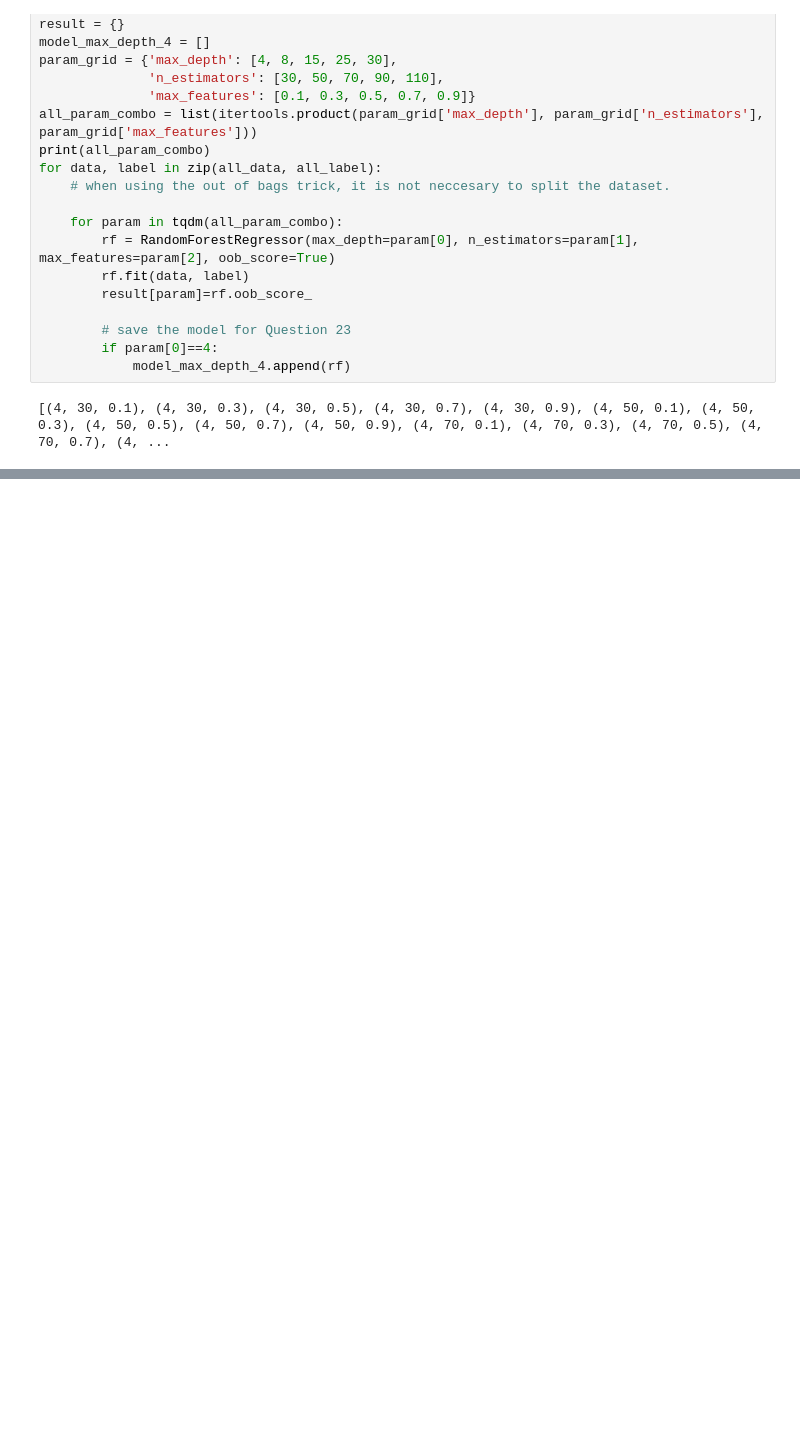
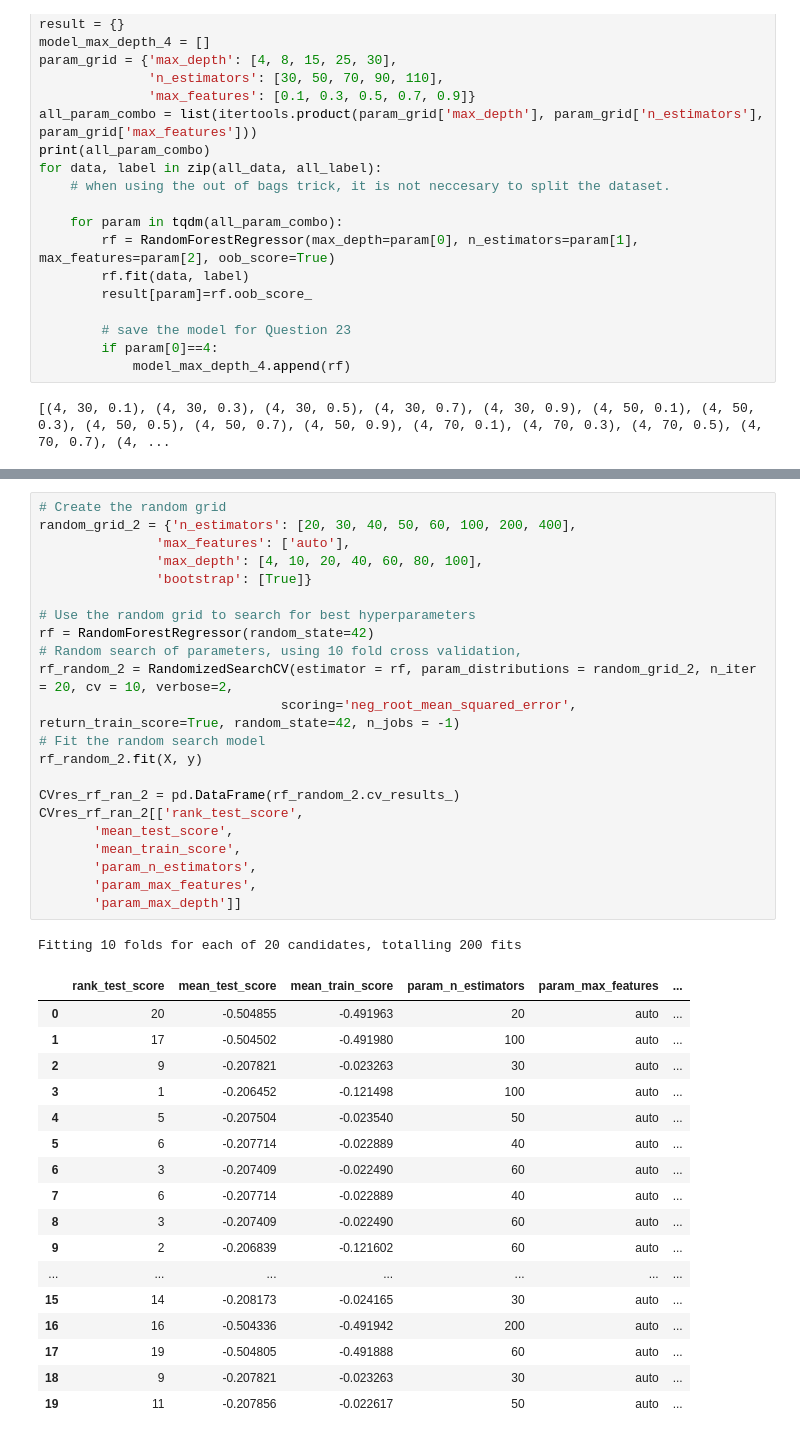
Before and after one commit to ryanli633/ECE_219, a Jupyter notebook: Project_4/Video_Transcoding.ipynb, the cells around one changed output, grey strips where cells are left out. Cells and saved outputs as stored; diff of their text form; blank space fills up the shorter version.

```diff
--- a/Project_4/Video_Transcoding.ipynb
+++ b/Project_4/Video_Transcoding.ipynb
@@ -1690,0 +1748,41 @@ tree.plot_tree(model_max_depth_4[0].estimators_[0],
+# %%
+# Create the random grid
+random_grid_2 = {'n_estimators': [20, 30, 40, 50, 60, 100, 200, 400],
+               'max_features': ['auto'],
+               'max_depth': [4, 10, 20, 40, 60, 80, 100],
+               'bootstrap': [True]}
+
+# Use the random grid to search for best hyperparameters
+rf = RandomForestRegressor(random_state=42)
+# Random search of parameters, using 10 fold cross validation,
+rf_random_2 = RandomizedSearchCV(estimator = rf, param_distributions = random_grid_2, n_iter = 20, cv = 10, verbose=2,
+                               scoring='neg_root_mean_squared_error', return_train_score=True, random_state=42, n_jobs = -1)
+# Fit the random search model
+rf_random_2.fit(X, y)
+
+CVres_rf_ran_2 = pd.DataFrame(rf_random_2.cv_results_)
+CVres_rf_ran_2[['rank_test_score',
+       'mean_test_score',
+       'mean_train_score',
+       'param_n_estimators',
+       'param_max_features',
+       'param_max_depth']]
+# %% [output]
+Fitting 10 folds for each of 20 candidates, totalling 200 fits
+|  | rank_test_score | mean_test_score | mean_train_score | param_n_estimators | param_max_features | ... |
+| 0 | 20 | -0.504855 | -0.491963 | 20 | auto | ... |
+| 1 | 17 | -0.504502 | -0.491980 | 100 | auto | ... |
+| 2 | 9 | -0.207821 | -0.023263 | 30 | auto | ... |
+| 3 | 1 | -0.206452 | -0.121498 | 100 | auto | ... |
+| 4 | 5 | -0.207504 | -0.023540 | 50 | auto | ... |
+| 5 | 6 | -0.207714 | -0.022889 | 40 | auto | ... |
+| 6 | 3 | -0.207409 | -0.022490 | 60 | auto | ... |
+| 7 | 6 | -0.207714 | -0.022889 | 40 | auto | ... |
+| 8 | 3 | -0.207409 | -0.022490 | 60 | auto | ... |
+| 9 | 2 | -0.206839 | -0.121602 | 60 | auto | ... |
+| ... | ... | ... | ... | ... | ... | ... |
+| 15 | 14 | -0.208173 | -0.024165 | 30 | auto | ... |
+| 16 | 16 | -0.504336 | -0.491942 | 200 | auto | ... |
+| 17 | 19 | -0.504805 | -0.491888 | 60 | auto | ... |
+| 18 | 9 | -0.207821 | -0.023263 | 30 | auto | ... |
+| 19 | 11 | -0.207856 | -0.022617 | 50 | auto | ... |
```
Also changed, not shown: parts of 17 cells of this notebook.
